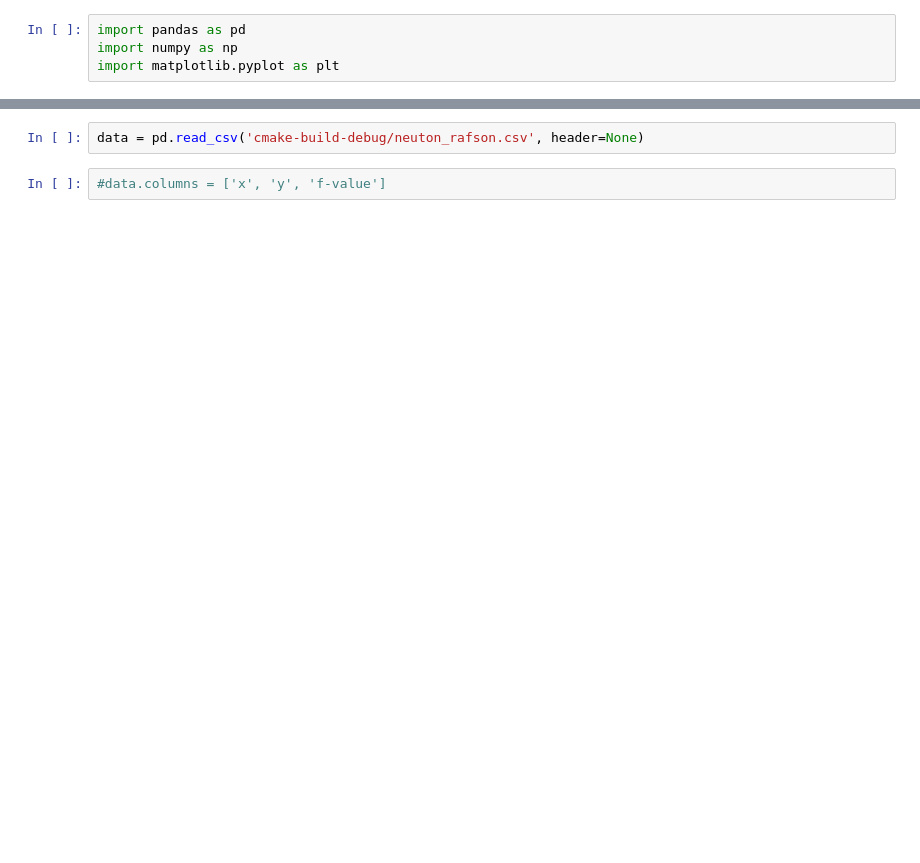
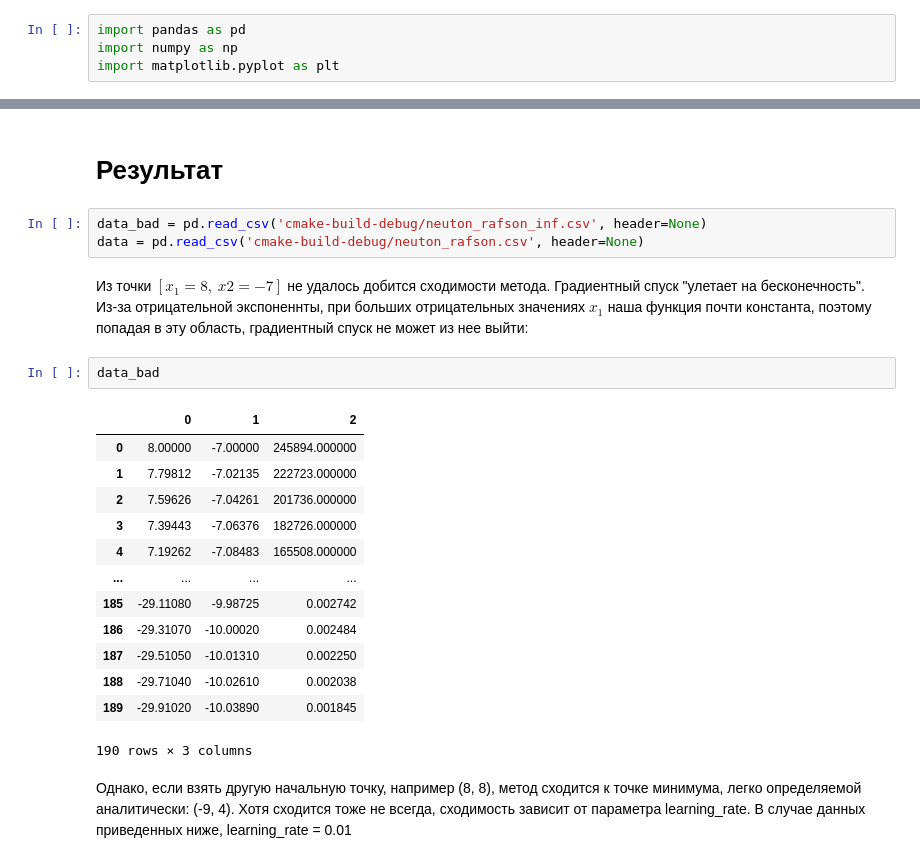
Before and after one commit to FuriTt/Labs_new, a Jupyter notebook: cpp_code/NR-Report.ipynb, the cells around one changed output, grey strips where cells are left out. Drawn from its saved outputs; the diff is of its cells as text; blank space fills up the shorter version.

```diff
--- a/cpp_code/NR-Report.ipynb
+++ b/cpp_code/NR-Report.ipynb
@@ -5,7 +105,28 @@ import matplotlib.pyplot as plt
+# %% [markdown]
+# Результат
 # %%
+data_bad = pd.read_csv('cmake-build-debug/neuton_rafson_inf.csv', header=None)
 data = pd.read_csv('cmake-build-debug/neuton_rafson.csv', header=None)
-# %%
-#data.columns = ['x', 'y', 'f-value']
+# %% [markdown]
+Из точки $[x_1 = 8, \ x2 = -7]$ не удалось добится сходимости метода. Градиентный спуск "улетает на бесконечность". Из-за отрицательной экспоненнты, при больших отрицательных значениях $x_1$ наша функция почти константа, поэтому попадая в эту область, градиентный спуск не может из нее выйти:
+# %%
+data_bad
+# %% [output]
+|  | 0 | 1 | 2 |
+| 0 | 8.00000 | -7.00000 | 245894.000000 |
+| 1 | 7.79812 | -7.02135 | 222723.000000 |
+| 2 | 7.59626 | -7.04261 | 201736.000000 |
+| 3 | 7.39443 | -7.06376 | 182726.000000 |
+| 4 | 7.19262 | -7.08483 | 165508.000000 |
+| ... | ... | ... | ... |
+| 185 | -29.11080 | -9.98725 | 0.002742 |
+| 186 | -29.31070 | -10.00020 | 0.002484 |
+| 187 | -29.51050 | -10.01310 | 0.002250 |
+| 188 | -29.71040 | -10.02610 | 0.002038 |
+| 189 | -29.91020 | -10.03890 | 0.001845 |
+190 rows × 3 columns
+# %% [markdown]
+Однако, если взять другую начальную точку, например (8, 8), метод сходится к точке минимума, легко определяемой аналитически: (-9, 4). Хотя сходится тоже не всегда, сходимость зависит от параметра learning_rate. В случае данных приведенных ниже, learning_rate = 0.01
 # %%
 data
 # %% [output]
```
Also changed, not shown: parts of 7 cells of this notebook, 6 other files.
